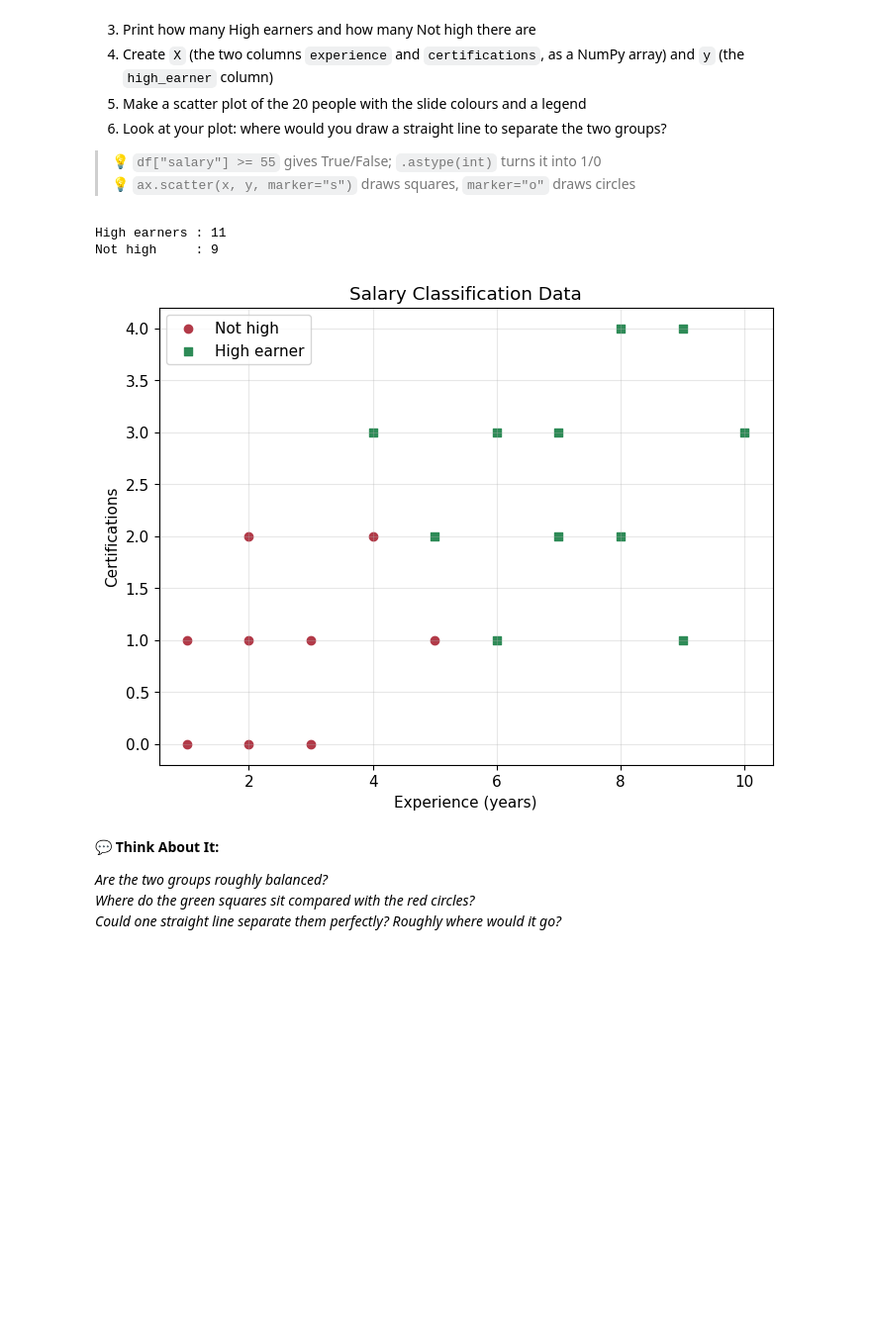
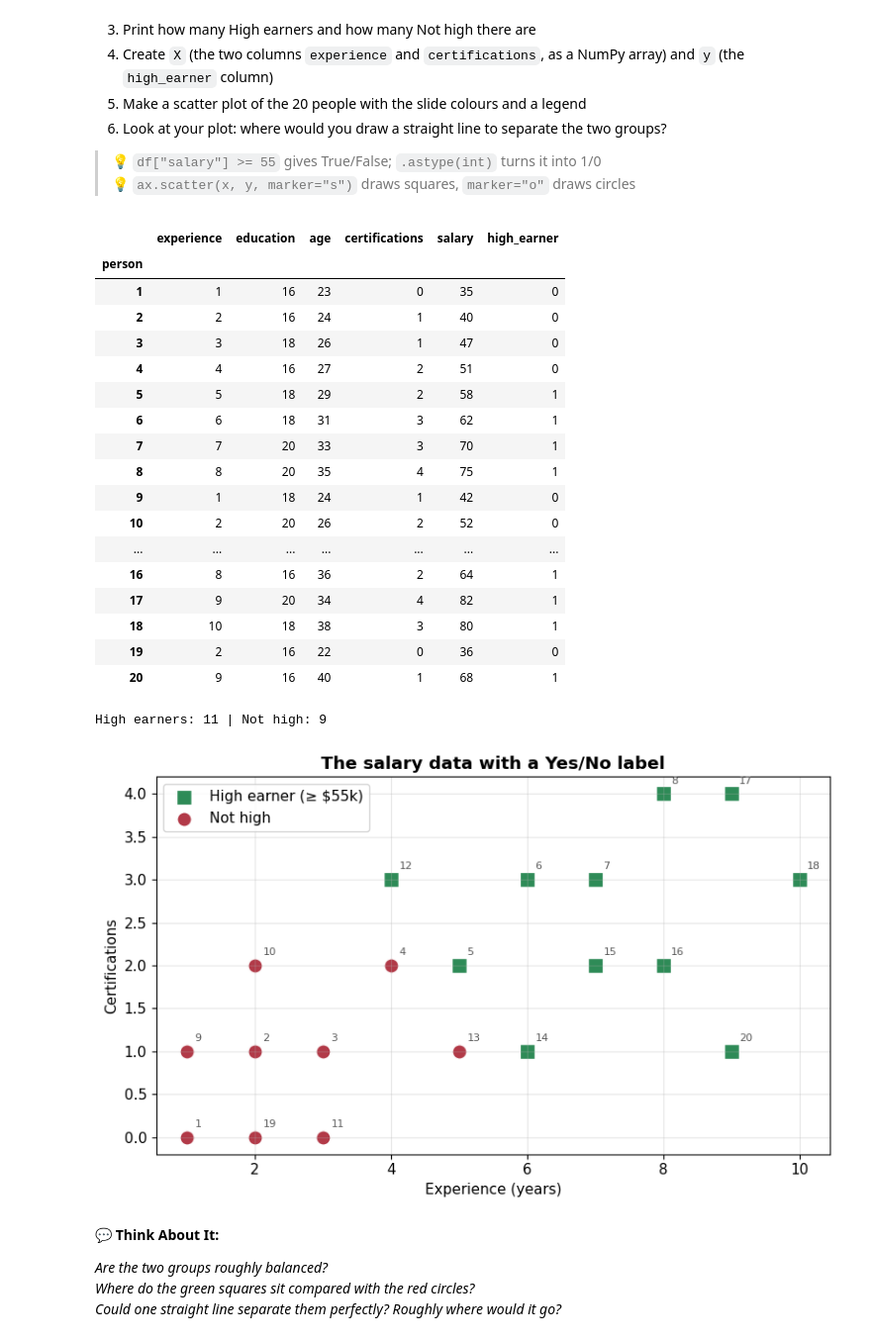
Before and after one commit to FurqanAlyy/AI-ML-NIAI, a Jupyter notebook: svm_student_v3_updated.ipynb, the cells around one changed output. Shown at 99% size. Drawn from its saved outputs; the diff is of its cells as text; code cells hidden in the pictures; blank space fills up the shorter version.

```diff
--- a/svm_student_v3_updated.ipynb
+++ b/svm_student_v3_updated.ipynb
@@ -116,55 +114,48 @@ Each dot is one person. We use the same colours as the slides: **green square**
 > 💡 `df["salary"] >= 55` gives True/False; `.astype(int)` turns it into 1/0
 > 💡 `ax.scatter(x, y, marker="s")` draws squares, `marker="o"` draws circles
 # %%
-# ── Your code here ────────────────────────────────────────────────────────
-# ── Task 1: Look Before You Train ─────────────────────────────────────────
-
-# 1. Build the DataFrame
 df = pd.DataFrame(salary_rows, columns=salary_columns)
-
-# 2. Create the target column
+df.index = df.index + 1
+df.index.name = 'person'
 df['high_earner'] = (df['salary'] >= 55).astype(int)
 
-# 3. Count High earners and Not high earners
-print("High earners :", (df['high_earner'] == 1).sum())
-print("Not high     :", (df['high_earner'] == 0).sum())
+display(df)
+print('High earners:', df['high_earner'].sum(), '| Not high:', (df['high_earner'] == 0).sum())
 
-# 4. Create X and y
 X = df[['experience', 'certifications']].values
 y = df['high_earner'].values
 
-# 5. Plot the data
-fig, ax = plt.subplots(figsize=(8, 6))
-
-# Not high earners
-ax.scatter(
-    X[y == 0, 0],
-    X[y == 0, 1],
-    c=LO,
-    marker='o',
-    label='Not high'
-)
-
-# High earners
-ax.scatter(
-    X[y == 1, 0],
-    X[y == 1, 1],
-    c=HI,
-    marker='s',
-    label='High earner'
-)
-
-ax.set_xlabel('Experience (years)')
-ax.set_ylabel('Certifications')
-ax.set_title('Salary Classification Data')
-ax.legend()
-ax.grid(alpha=0.3)
-
-plt.show()
+fig, ax = plt.subplots(figsize=(8, 5))
+hi = (y == 1)
+ax.scatter(X[hi, 0],  X[hi, 1],  marker='s', s=120, c=HI, edgecolors='white', label='High earner (≥ $55k)')
+ax.scatter(X[~hi, 0], X[~hi, 1], marker='o', s=120, c=LO, edgecolors='white', label='Not high')
+for person, (a, b) in zip(df.index, X):
+    ax.text(a + 0.12, b + 0.12, str(person), fontsize=8, color='#555')
+ax.set_xlabel('Experience (years)'); ax.set_ylabel('Certifications')
+ax.set_title('The salary data with a Yes/No label', fontweight='bold')
+ax.grid(alpha=0.3); ax.legend(loc='upper left')
+plt.tight_layout(); plt.show()
 # %% [output]
+|  | experience | education | age | certifications | salary | high_earner |
+| person |  |  |  |  |  |  |
+| 1 | 1 | 16 | 23 | 0 | 35 | 0 |
+| 2 | 2 | 16 | 24 | 1 | 40 | 0 |
+| 3 | 3 | 18 | 26 | 1 | 47 | 0 |
+| 4 | 4 | 16 | 27 | 2 | 51 | 0 |
+| 5 | 5 | 18 | 29 | 2 | 58 | 1 |
+| 6 | 6 | 18 | 31 | 3 | 62 | 1 |
+| 7 | 7 | 20 | 33 | 3 | 70 | 1 |
+| 8 | 8 | 20 | 35 | 4 | 75 | 1 |
+| 9 | 1 | 18 | 24 | 1 | 42 | 0 |
+| 10 | 2 | 20 | 26 | 2 | 52 | 0 |
+| ... | ... | ... | ... | ... | ... | ... |
+| 16 | 8 | 16 | 36 | 2 | 64 | 1 |
+| 17 | 9 | 20 | 34 | 4 | 82 | 1 |
+| 18 | 10 | 18 | 38 | 3 | 80 | 1 |
+| 19 | 2 | 16 | 22 | 0 | 36 | 0 |
+| 20 | 9 | 16 | 40 | 1 | 68 | 1 |
-High earners : 11
-Not high     : 9
+High earners: 11 | Not high: 9
-[figure, old version]
+[figure, new version]
 # %% [markdown]
 **💬 Think About It:**
 
```
Also changed, not shown: parts of 11 cells of this notebook, 2 other files.
